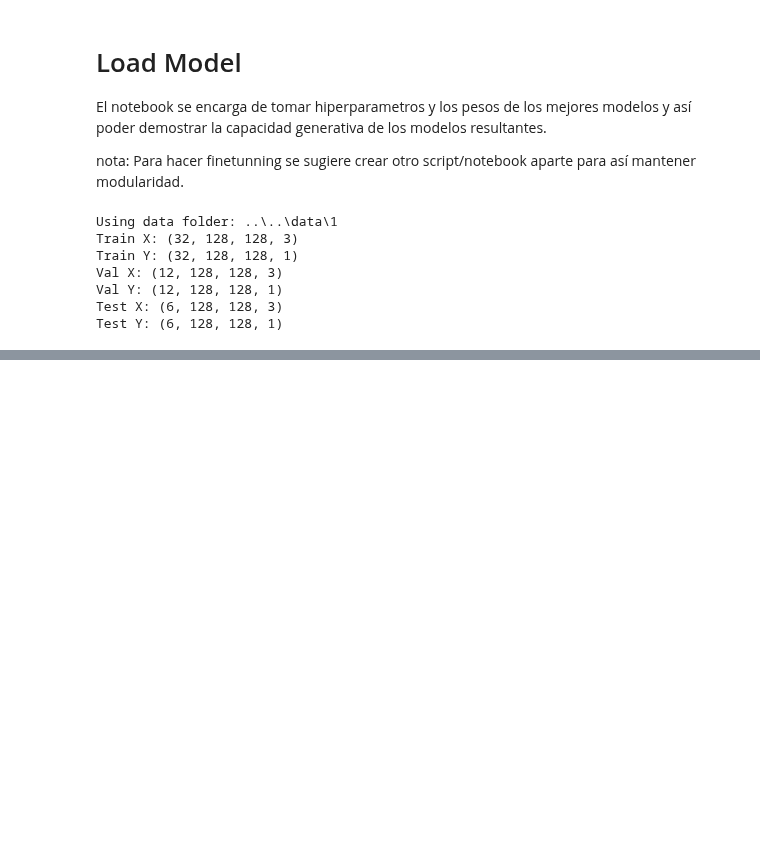
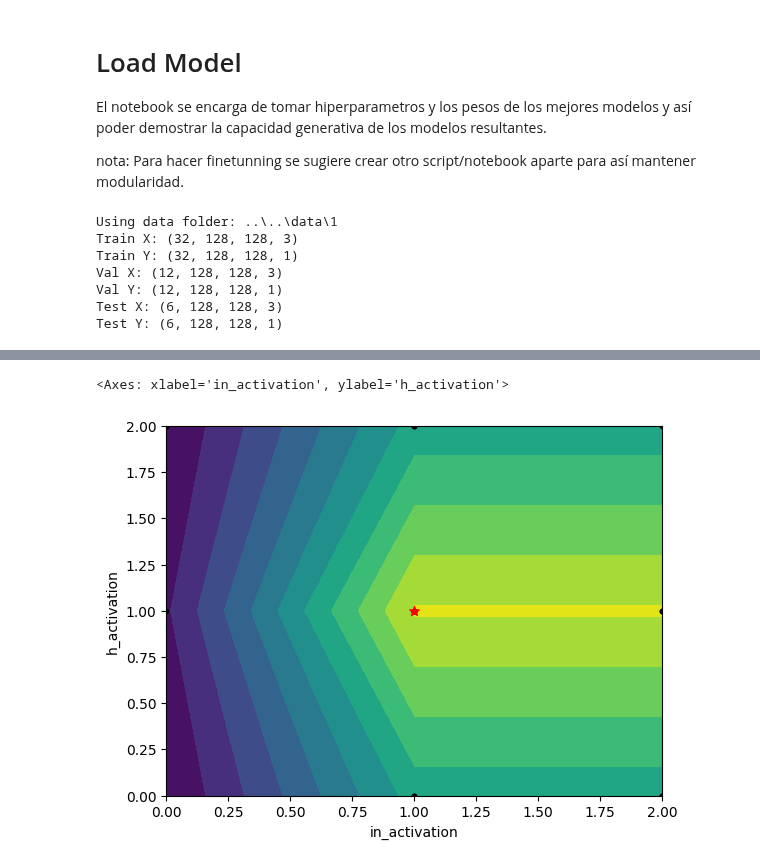
Before and after one commit to fbientrigo/grav_lensing, a Jupyter notebook: 04_local_train/sesion2_composed/load_model.ipynb, the cells around one changed output, grey strips where cells are left out. Drawn from its saved outputs; the diff is of its cells as text; code cells hidden in the pictures; blank space fills up the shorter version.

```diff
--- a/04_local_train/sesion2_composed/load_model.ipynb
+++ b/04_local_train/sesion2_composed/load_model.ipynb
@@ -73,0 +256,5 @@ plt.show()
+# %%
+plot_objective_2D(res, 'in_activation', 'h_activation' )
+# %% [output]
+<Axes: xlabel='in_activation', ylabel='h_activation'>
+[figure, added]
```
Also changed, not shown: parts of 14 cells of this notebook, 17 other files.
